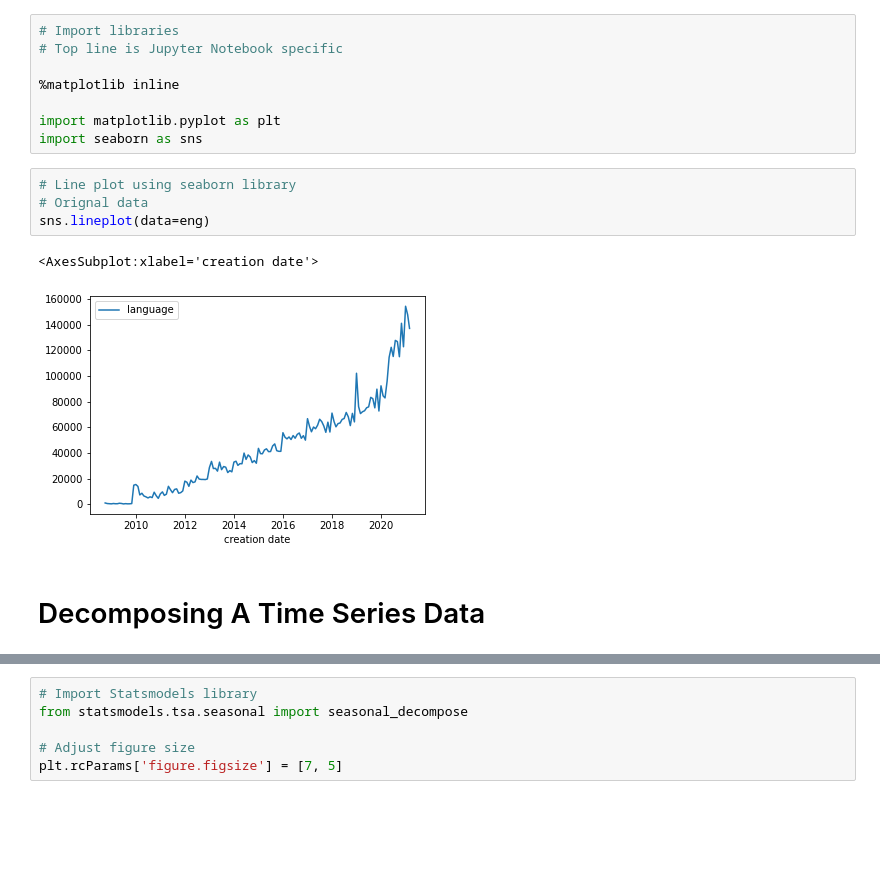
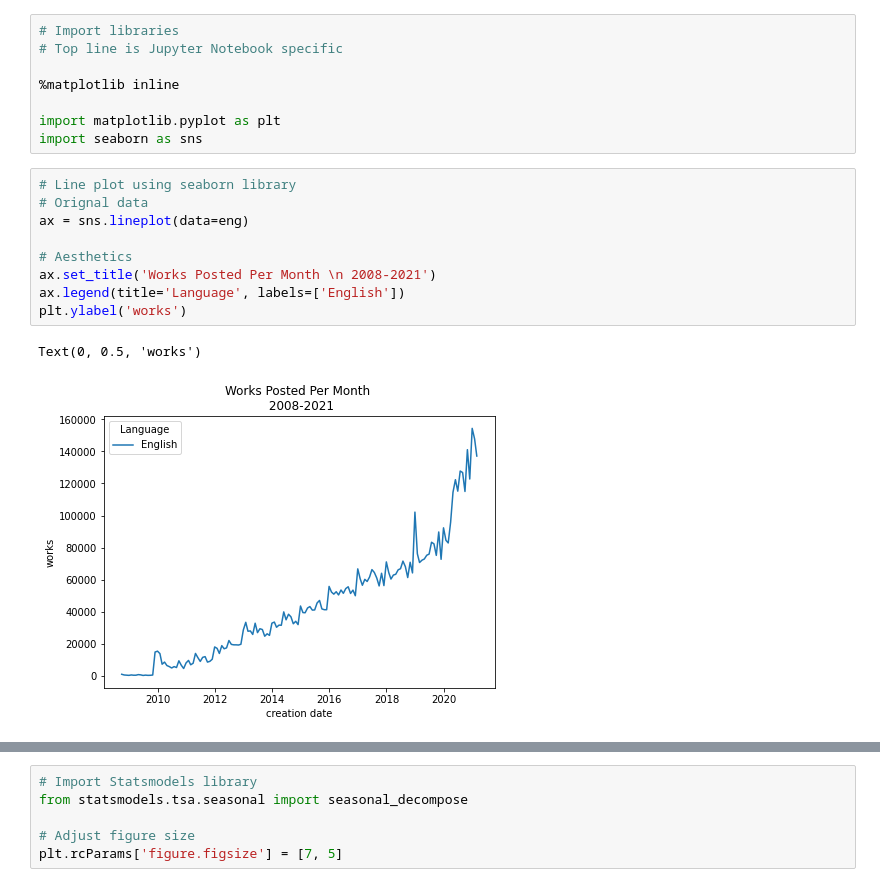
Before and after one commit to amecreate/ao3-data-vis, a Jupyter notebook: 05-16-seasonality.ipynb, the cells around one changed output, grey strips where cells are left out. Cells and saved outputs as stored; diff of their text form; blank space fills up the shorter version.

```diff
--- a/05-16-seasonality.ipynb
+++ b/05-16-seasonality.ipynb
@@ -89,9 +90,12 @@ import seaborn as sns
 # %%
 # Line plot using seaborn library
 # Orignal data
-sns.lineplot(data=eng)
+ax = sns.lineplot(data=eng)
+
+# Aesthetics
+ax.set_title('Works Posted Per Month \n 2008-2021')
+ax.legend(title='Language', labels=['English'])
+plt.ylabel('works')
 # %% [output]
-<AxesSubplot:xlabel='creation date'>
+Text(0, 0.5, 'works')
-[figure, old version]
+[figure, new version]
-# %% [markdown]
-# Decomposing A Time Series Data
```
Also changed, not shown: parts of 15 cells of this notebook.
